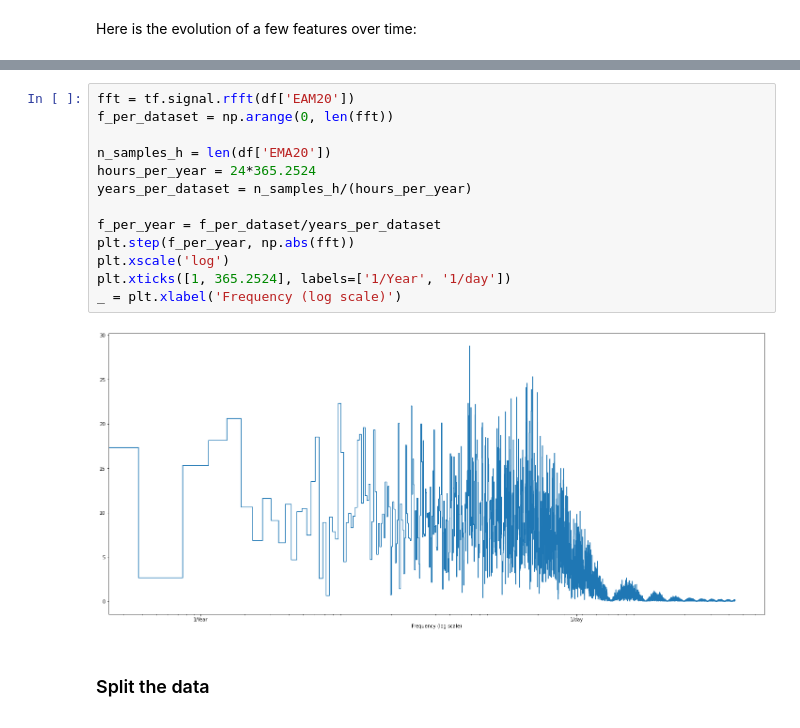
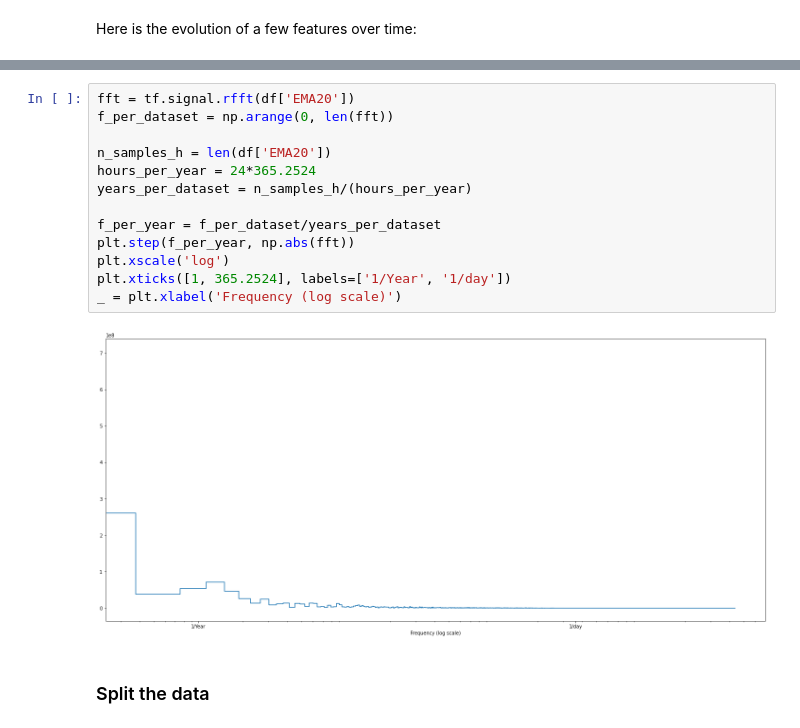
Before and after one commit to webclinic017/Trading-sandbox, a Jupyter notebook: time_series_multi_step.ipynb, the cells around one changed output, grey strips where cells are left out. Drawn from its saved outputs; the diff is of its cells as text.

```diff
--- a/time_series_multi_step.ipynb
+++ b/time_series_multi_step.ipynb
@@ -68,18 +65,18 @@ _ = plot_features.plot(subplots=True)
 # %%
-fft = tf.signal.rfft(df['EAM20'])
+fft = tf.signal.rfft(df['EMA20'])
 f_per_dataset = np.arange(0, len(fft))
 
 n_samples_h = len(df['EMA20'])
 hours_per_year = 24*365.2524
 years_per_dataset = n_samples_h/(hours_per_year)
 
 f_per_year = f_per_dataset/years_per_dataset
 plt.step(f_per_year, np.abs(fft))
 plt.xscale('log')
 plt.xticks([1, 365.2524], labels=['1/Year', '1/day'])
 _ = plt.xlabel('Frequency (log scale)')
 # %% [output]
-[figure, old version]
+[figure, new version]
 # %% [markdown]
 ### Split the data
 # %% [markdown]
```
Also changed, not shown: parts of 14 cells of this notebook, 5 other files.
